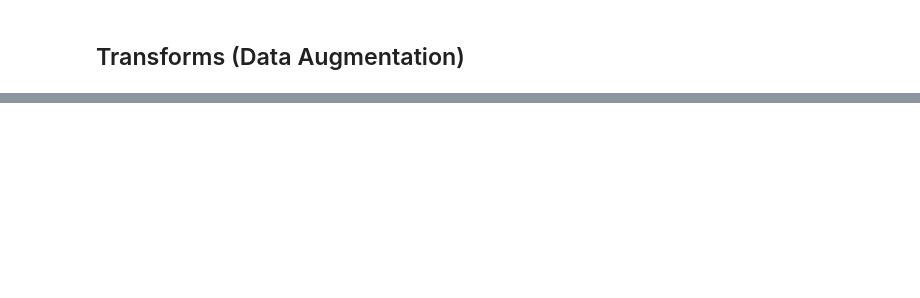
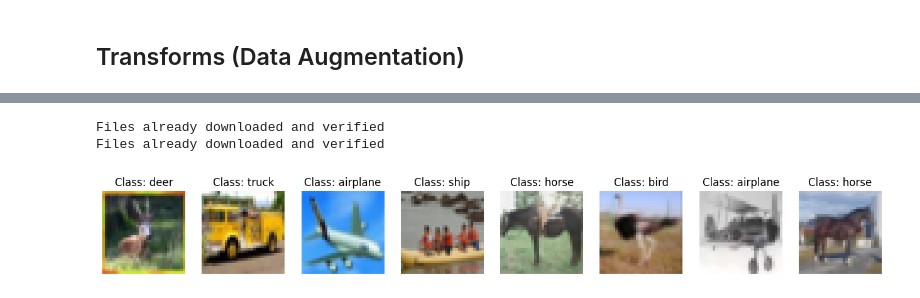
Before and after one commit to GoGiants1/MLDL-study, a Jupyter notebook: mldl-cnn.ipynb, the cells around one changed output, grey strips where cells are left out. Drawn from its saved outputs; the diff is of its cells as text; code cells hidden in the pictures; blank space fills up the shorter version.

```diff
--- a/mldl-cnn.ipynb
+++ b/mldl-cnn.ipynb
@@ -201,0 +257,48 @@ visualize_batch(sample_batch)
+# %%
+class CustomDataset(Dataset):
+    def __init__(self, train, transform=None, data_dir='./CIFAR_10'):
+        self.data = datasets.CIFAR10(root=data_dir, train=train, download=True)
+        self.transform = transform
+
+    def __len__(self):
+        return len(self.data)
+
+    def __getitem__(self, idx):
+        return self.data[idx]
+
+    def collate_fn(self, data_samples: PIL.Image.Image):
+        batch_x, batch_y = [], []
+        toTensor = v2.toTensor()
+        for x, y in data_samples:
+            img_tensor = toTensor(self.transform(x))
+            if self.transform:
+                image_tensor = self.transform(image)
+            batch_x.append(img_tensor)
+            batch_y.append(torch.Tensor([y]))
+
+        batch_x, batch_y = torch.stack(batch_x).float(), torch.cat(batch_y).long()
+        return batch_x, batch_y
+# %%
+train_dataset = CustomDataset(train=True, transform=RandomAugmentation(augment_pool, 0.5))
+test_dataset = CustomDataset(train=False, transform=RandomAugmentation(augment_pool, 0.5))
+# %% [output]
+Files already downloaded and verified
+Files already downloaded and verified
+# %%
+batch_size = 8
+train_loader = DataLoader(dataset=train_dataset,
+                          batch_size=batch_size,
+                          shuffle=True,
+                          collate_fn=collate_fn
+                         )
+test_loader = DataLoader(dataset=test_dataset,
+                          batch_size=batch_size,
+                          shuffle=True,
+                          collate_fn=collate_fn
+                         )
+# %%
+sample_batch = next(iter(train_loader))
+# %%
+visualize_batch(sample_batch)
+# %% [output]
+[figure, added]
```
Also changed, not shown: parts of 7 cells of this notebook.
